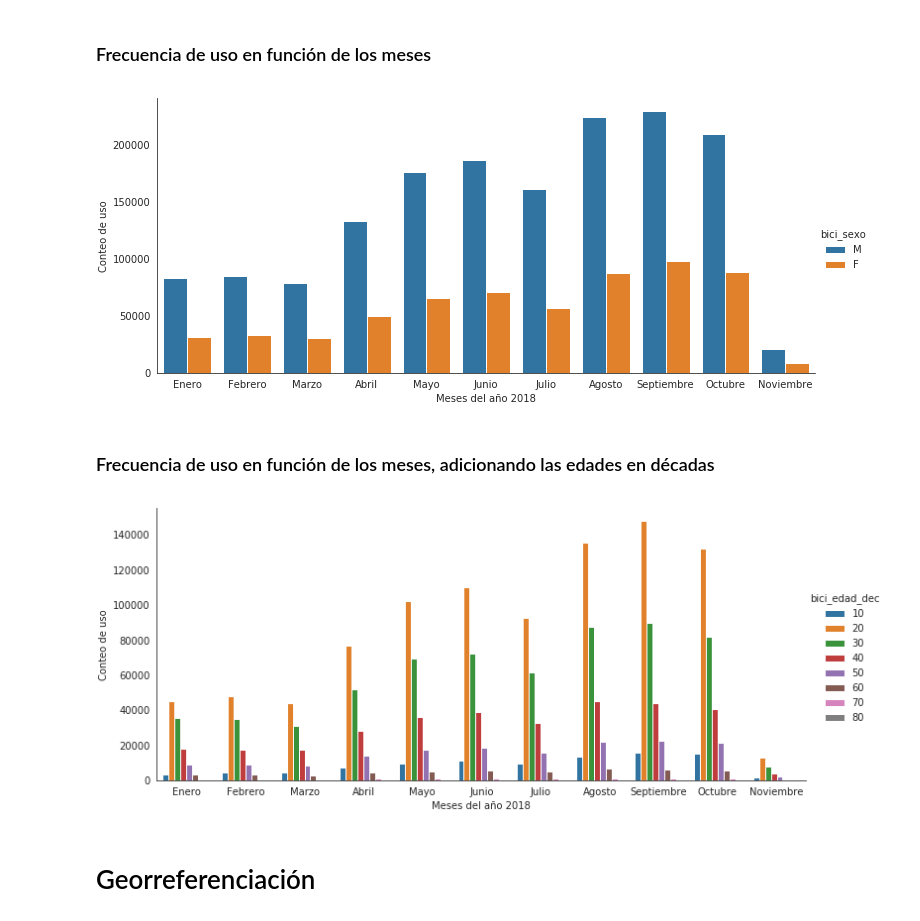
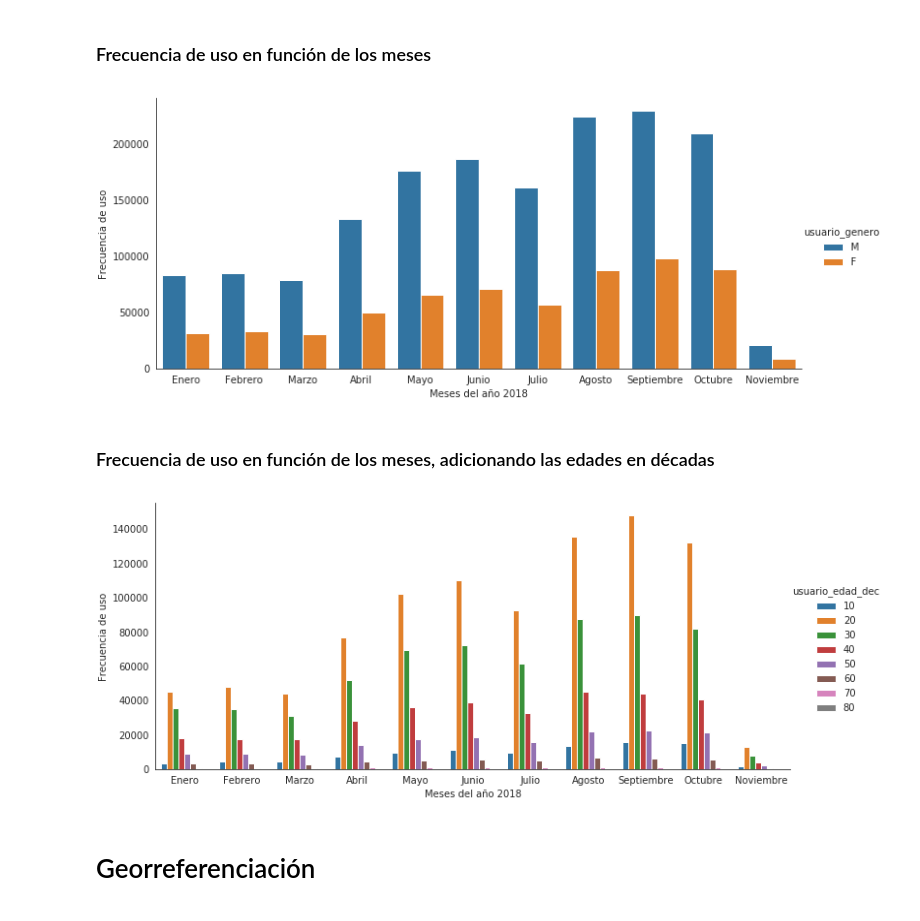
Before and after one commit to pydarg/CABA_MyT_BicicletasPublicas, a Jupyter notebook: notebooks/05.01-DF_2018.ipynb, the cells around one changed output. Cells and saved outputs as stored; diff of their text form; code cells hidden in the pictures.

```diff
--- a/notebooks/05.01-DF_2018.ipynb
+++ b/notebooks/05.01-DF_2018.ipynb
@@ -204,4 +207,7 @@ min 16
 Verficamos que el rango de edad, ahora está más acorde a lo esperado.
 # %% [markdown]
 ### Seguimos con el tiempo de uso
+# %%
+df['tiempo_uso']= df['tiempo_uso(s)']
+df.drop('tiempo_uso(s)', axis=1, inplace=True) #eliminamos el duplicado
 # %%
@@ -213,5 +219,5 @@ quartiles
 # %% [output]
 array([ 716., 1119., 1892.])
 # %%
-df = df.query('(bici_tiempo_uso_seg > @mu - 5 * @sig) & (bici_tiempo_uso_seg < @mu + 5 * @sig)')
+df = df.query('(tiempo_uso > @mu - 5 * @sig) & (tiempo_uso < @mu + 5 * @sig)')
 # %% [markdown]
@@ -230,0 +225,3 @@ Name: bici_tiempo_uso, dtype: object
+# %%
+df['tiempo_uso(s)'] = df['tiempo_uso'] #devolvemos el cambio
+df.drop('tiempo_uso', axis=1, inplace=True) #eliminamos el duplicado
@@ -249,7 +256,7 @@ garb[:3]
 # %% [markdown]
 Los valores **N**, corresponden unicamente a esos tres `id_usuario`
 # %%
-df.drop(df[df['bici_sexo'] == 'N'].index, inplace=True) #Eliminamos esos valores
+df.drop(df[df['usuario_genero'] == 'N'].index, inplace=True) #Eliminamos esos valores
 # %% [markdown]
 ## saved Kernel 1
 # %%
@@ -273,13 +280,13 @@ df.shape #verificamos la dimensión de nuestro df
 ### Frecuencia de uso en función de los meses
 # %%
 with sns.axes_style('white'):
-    g = sns.catplot(x=df.index.month, hue='bici_sexo', data=df, aspect=2, kind="count")
+    g = sns.catplot(x=df.index.month, hue='usuario_genero', data=df, aspect=2, kind="count")
 
-g.set_ylabels('Conteo de uso')
+g.set_ylabels('Frecuencia de uso')
 g.set_xlabels('Meses del año 2018')
 g.set_xticklabels(['Enero','Febrero','Marzo','Abril','Mayo','Junio','Julio','Agosto','Septiembre','Octubre','Noviembre']);
 # %% [output]
-[figure, old version]
+[figure, new version]
 # %% [markdown]
 ### Frecuencia de uso en función de los meses, adicionando las edades en décadas
 # %%
@@ -288,11 +295,11 @@ df['bici_edad_dec'] = df.bici_edad.map(lambda bici_edad: 10 * (bici_edad // 10))
 # %%
 with sns.axes_style('white'):
-    g = sns.catplot(x=df.index.month, hue='bici_edad_dec', data=df, aspect=2, kind="count")
-g.set_ylabels('Conteo de uso')
+    g = sns.catplot(x=df.index.month, hue='usuario_edad_dec', data=df, aspect=2, kind="count")
+g.set_ylabels('Frecuencia de uso')
 g.set_xlabels('Meses del año 2018')
 g.set_xticklabels(['Enero','Febrero','Marzo','Abril','Mayo','Junio','Julio','Agosto','Septiembre','Octubre','Noviembre']);
 # %% [output]
-[figure, old version]
+[figure, new version]
 # %% [markdown]
 # Georreferenciación
 # %%
```
Also changed, not shown: parts of 29 cells of this notebook.
